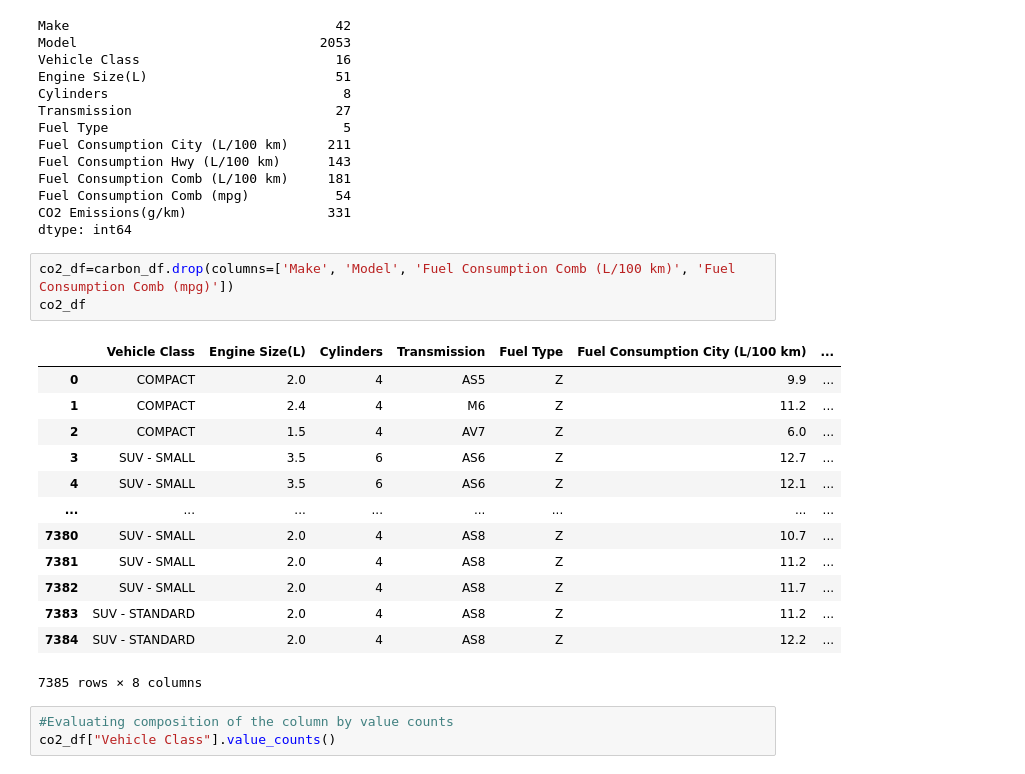
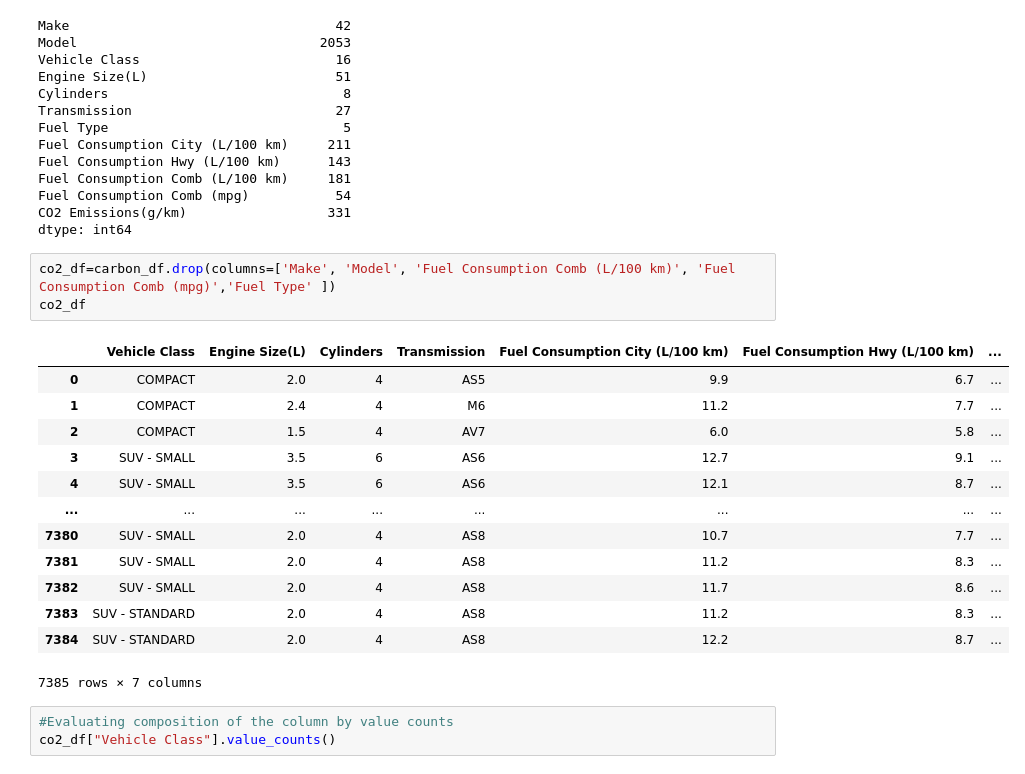
Before and after one commit to baller01/Project-4, a Jupyter notebook: CO2_emissions.ipynb, the cells around one changed output. Drawn from its saved outputs; the diff is of its cells as text.

```diff
--- a/CO2_emissions.ipynb
+++ b/CO2_emissions.ipynb
@@ -58,22 +58,22 @@ Fuel Consumption Comb (mpg)           54
 CO2 Emissions(g/km)                  331
 dtype: int64
 # %%
-co2_df=carbon_df.drop(columns=['Make', 'Model', 'Fuel Consumption Comb (L/100 km)', 'Fuel Consumption Comb (mpg)'])
+co2_df=carbon_df.drop(columns=['Make', 'Model', 'Fuel Consumption Comb (L/100 km)', 'Fuel Consumption Comb (mpg)','Fuel Type' ])
 co2_df
 # %% [output]
-|  | Vehicle Class | Engine Size(L) | Cylinders | Transmission | Fuel Type | Fuel Consumption City (L/100 km) | ... |
-| 0 | COMPACT | 2.0 | 4 | AS5 | Z | 9.9 | ... |
-| 1 | COMPACT | 2.4 | 4 | M6 | Z | 11.2 | ... |
-| 2 | COMPACT | 1.5 | 4 | AV7 | Z | 6.0 | ... |
-| 3 | SUV - SMALL | 3.5 | 6 | AS6 | Z | 12.7 | ... |
-| 4 | SUV - SMALL | 3.5 | 6 | AS6 | Z | 12.1 | ... |
+|  | Vehicle Class | Engine Size(L) | Cylinders | Transmission | Fuel Consumption City (L/100 km) | Fuel Consumption Hwy (L/100 km) | ... |
+| 0 | COMPACT | 2.0 | 4 | AS5 | 9.9 | 6.7 | ... |
+| 1 | COMPACT | 2.4 | 4 | M6 | 11.2 | 7.7 | ... |
+| 2 | COMPACT | 1.5 | 4 | AV7 | 6.0 | 5.8 | ... |
+| 3 | SUV - SMALL | 3.5 | 6 | AS6 | 12.7 | 9.1 | ... |
+| 4 | SUV - SMALL | 3.5 | 6 | AS6 | 12.1 | 8.7 | ... |
 | ... | ... | ... | ... | ... | ... | ... | ... |
-| 7380 | SUV - SMALL | 2.0 | 4 | AS8 | Z | 10.7 | ... |
-| 7381 | SUV - SMALL | 2.0 | 4 | AS8 | Z | 11.2 | ... |
-| 7382 | SUV - SMALL | 2.0 | 4 | AS8 | Z | 11.7 | ... |
-| 7383 | SUV - STANDARD | 2.0 | 4 | AS8 | Z | 11.2 | ... |
-| 7384 | SUV - STANDARD | 2.0 | 4 | AS8 | Z | 12.2 | ... |
+| 7380 | SUV - SMALL | 2.0 | 4 | AS8 | 10.7 | 7.7 | ... |
+| 7381 | SUV - SMALL | 2.0 | 4 | AS8 | 11.2 | 8.3 | ... |
+| 7382 | SUV - SMALL | 2.0 | 4 | AS8 | 11.7 | 8.6 | ... |
+| 7383 | SUV - STANDARD | 2.0 | 4 | AS8 | 11.2 | 8.3 | ... |
+| 7384 | SUV - STANDARD | 2.0 | 4 | AS8 | 12.2 | 8.7 | ... |
-7385 rows × 8 columns
+7385 rows × 7 columns
 # %%
 #Evaluating composition of the column by value counts
 co2_df["Vehicle Class"].value_counts()
```
Also changed, not shown: parts of 6 cells of this notebook.
